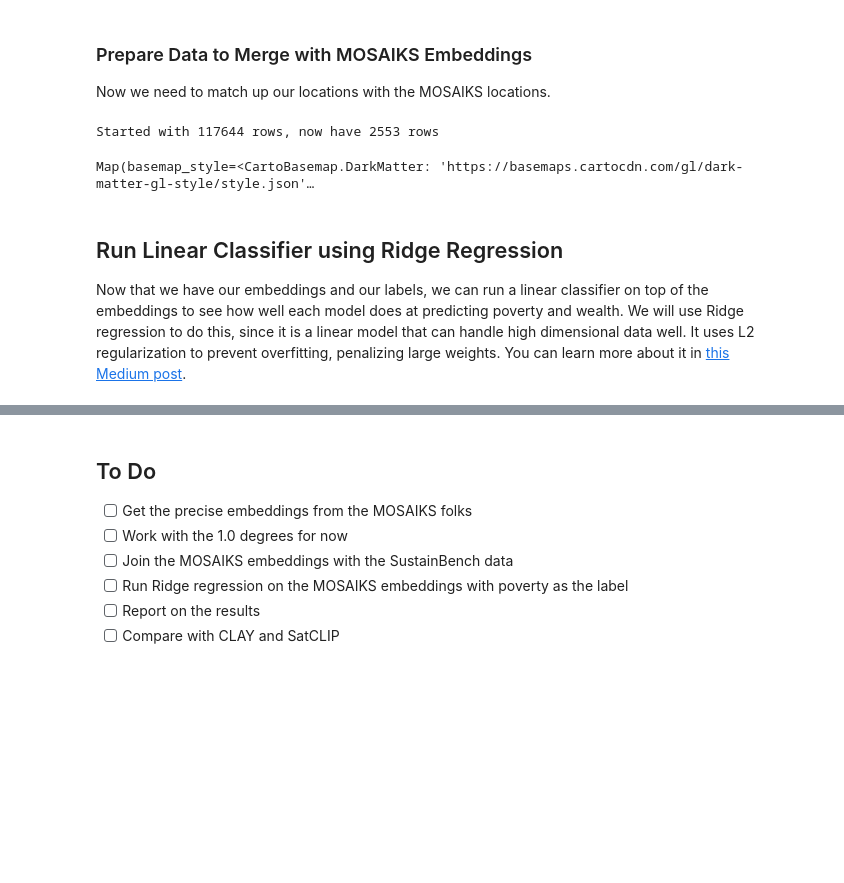
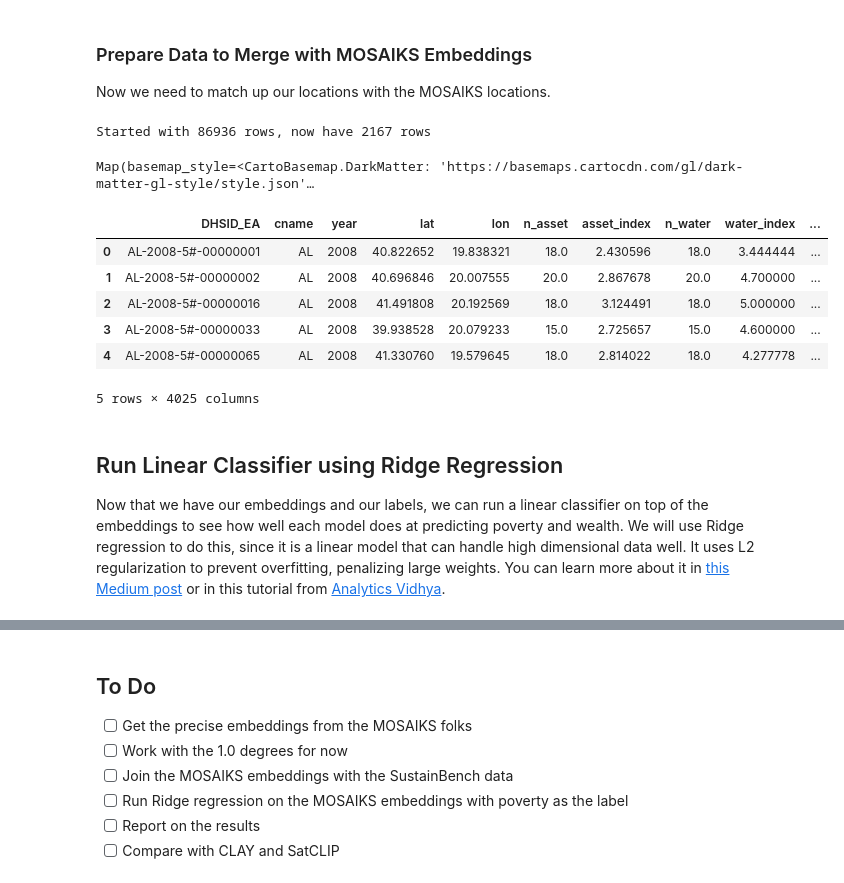
Before and after one commit to Better-Planet-Laboratory/ai4good, a Jupyter notebook: Notebooks/wk5/wealth-mapping.ipynb, the cells around one changed output, grey strips where cells are left out. Drawn from its saved outputs; the diff is of its cells as text; code cells hidden in the pictures; blank space fills up the shorter version.

```diff
--- a/Notebooks/wk5/wealth-mapping.ipynb
+++ b/Notebooks/wk5/wealth-mapping.ipynb
@@ -245,6 +245,9 @@ df = pd.read_csv("~/code/ai4good/data/wk5/dhs_final_labels.csv")
 df["Lon"] = round(round(df["lon"] + 0.5, 0) - 0.5, 1)
 df["Lat"] = round(round(df["lat"] + 0.5, 0) - 0.5, 1)
 
+# drop rows that have a NaN for asset_index
+df = df.dropna(subset=["asset_index"])
+
 # keep just one row for every unique Lat, Lon combination
 before_len = len(df)
 df = df.drop_duplicates(subset=["Lat", "Lon"], keep="first")
@@ -254,26 +257,35 @@ print(f"Started with {before_len} rows, now have {len(df)} rows")
 df_gdf = gpd.GeoDataFrame(df, geometry=gpd.points_from_xy(df["Lon"], df["Lat"]), crs="EPSG:4326")
 
 # Write to CSV
-df.to_csv("dhs_final_labels_centered_1_deg.csv", index=False)
+df_gdf.to_csv("~/code/ai4good/data/wk5/mosaiks100/dhs_final_labels_centered_1_deg.csv", index=False)
 
 # visualize it, it should appear gridded to 1 degree now
 viz(df_gdf)
 # %% [output]
-Started with 117644 rows, now have 2553 rows
+Started with 86936 rows, now have 2167 rows
 Map(basemap_style=<CartoBasemap.DarkMatter: 'https://basemaps.cartocdn.com/gl/dark-matter-gl-style/style.json'…
 # %%
 # read in the MOSAIKS embeddings
 mosaiks = pd.read_csv("~/code/ai4good/data/wk5/mosaiks100/coarsened_global_dense_grid_decimal_place=0_GHS_pop_weight=True.csv")
+df = pd.read_csv("~/code/ai4good/data/wk5/mosaiks100/dhs_final_labels_centered_1_deg.csv")
 
 # merge the two dataframes on the Lat, Lon columns from the labels and the lat, lon columns from the mosaiks
 mosaiks = mosaiks.rename(columns={"lat": "Lat", "lon": "Lon"})
 df = df.merge(mosaiks, on=["Lat", "Lon"], how="left")
 
 # save this as a csv
 df.to_csv("~/code/ai4good/data/wk5/mosaiks100/dhs_final_labels_centered_1_deg_with_mosaiks.csv", index=False)
 
 # inspect the data
 df.head()
+# %% [output]
+|  | DHSID_EA | cname | year | lat | lon | n_asset | asset_index | n_water | water_index | ... |
+| 0 | AL-2008-5#-00000001 | AL | 2008 | 40.822652 | 19.838321 | 18.0 | 2.430596 | 18.0 | 3.444444 | ... |
+| 1 | AL-2008-5#-00000002 | AL | 2008 | 40.696846 | 20.007555 | 20.0 | 2.867678 | 20.0 | 4.700000 | ... |
+| 2 | AL-2008-5#-00000016 | AL | 2008 | 41.491808 | 20.192569 | 18.0 | 3.124491 | 18.0 | 5.000000 | ... |
+| 3 | AL-2008-5#-00000033 | AL | 2008 | 39.938528 | 20.079233 | 15.0 | 2.725657 | 15.0 | 4.600000 | ... |
+| 4 | AL-2008-5#-00000065 | AL | 2008 | 41.330760 | 19.579645 | 18.0 | 2.814022 | 18.0 | 4.277778 | ... |
+5 rows × 4025 columns
 # %% [markdown]
 ## Run Linear Classifier using Ridge Regression
-Now that we have our embeddings and our labels, we can run a linear classifier on top of the embeddings to see how well each model does at predicting poverty and wealth. We will use Ridge regression to do this, since it is a linear model that can handle high dimensional data well. It uses L2 regularization to prevent overfitting, penalizing large weights. You can learn more about it in [this Medium post](https://medium.com/@msoczi/ridge-regression-step-by-step-introduction-with-example-0d22dddb7d54).
+Now that we have our embeddings and our labels, we can run a linear classifier on top of the embeddings to see how well each model does at predicting poverty and wealth. We will use Ridge regression to do this, since it is a linear model that can handle high dimensional data well. It uses L2 regularization to prevent overfitting, penalizing large weights. You can learn more about it in [this Medium post](https://medium.com/@msoczi/ridge-regression-step-by-step-introduction-with-example-0d22dddb7d54) or in this tutorial from [Analytics Vidhya](https://www.analyticsvidhya.com/blog/2016/01/ridge-lasso-regression-python-complete-tutorial/).
```
Also changed, not shown: parts of 4 cells of this notebook.
